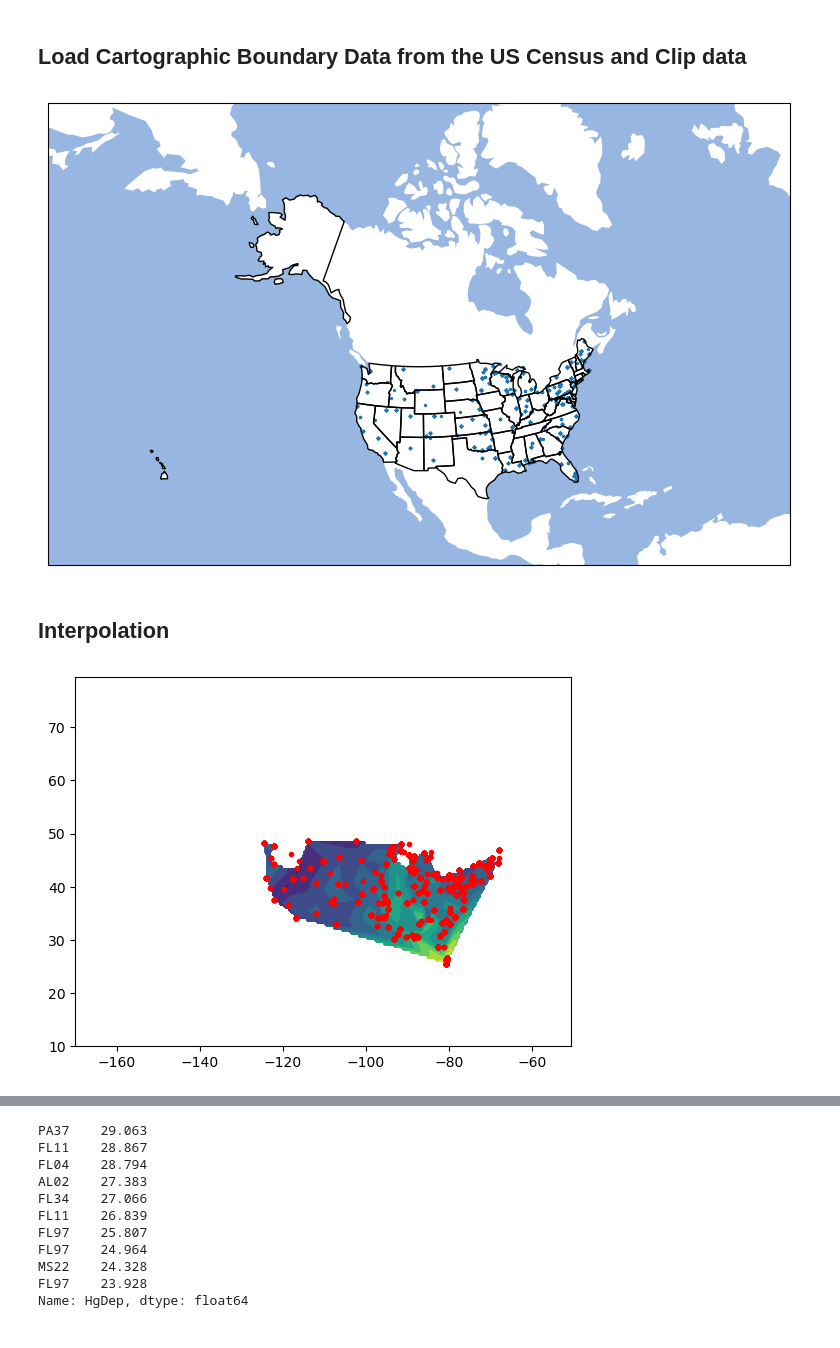
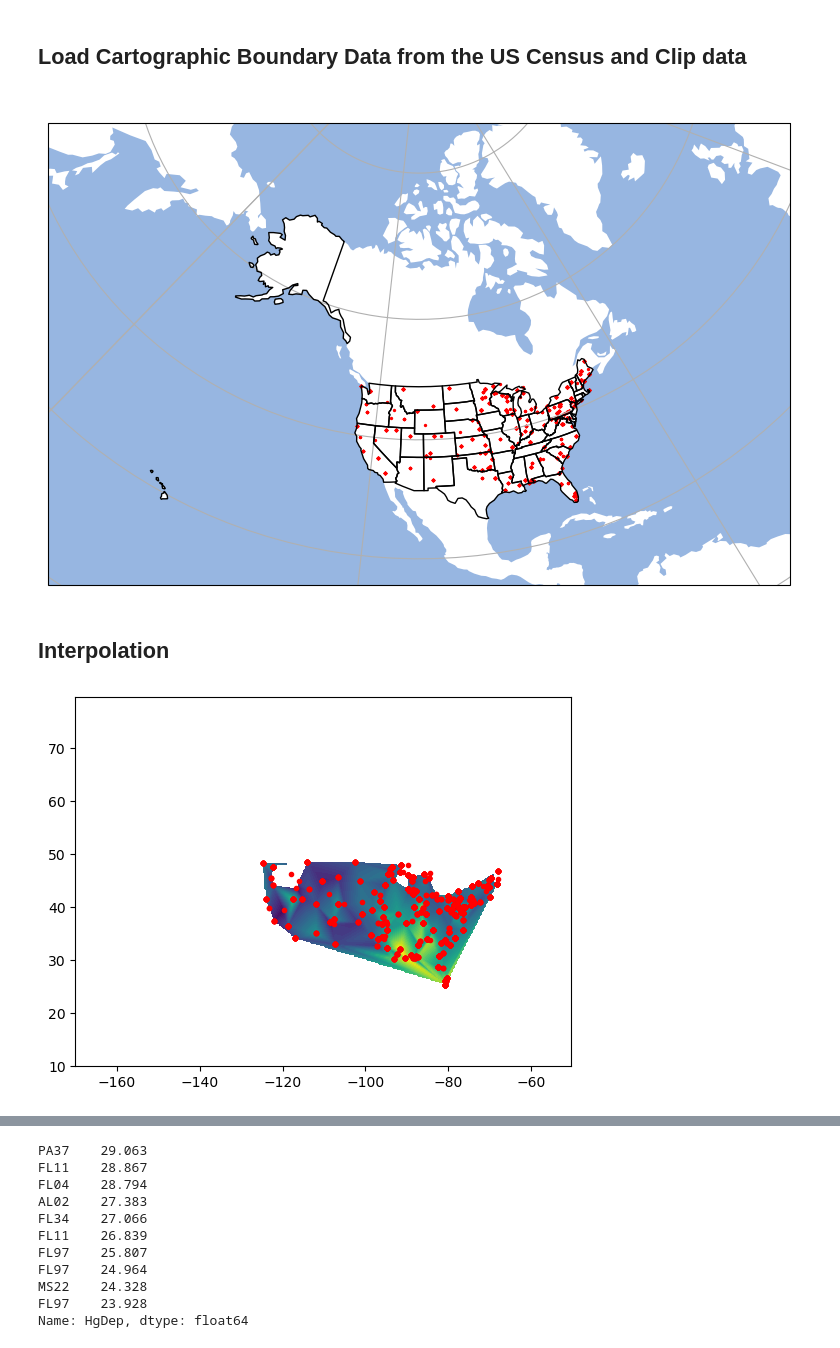
Before and after one commit to jangelamaya/rces-final-project, a Jupyter notebook: final_project.ipynb, the cells around one changed output, grey strips where cells are left out. Saved outputs shown, nothing was run; the diff lists cells and outputs as text; code cells hidden in the pictures.

```diff
--- a/final_project.ipynb
+++ b/final_project.ipynb
@@ -25,6 +39,17 @@ mdn_a= pd.read_csv('MDN-ALL-A-s.csv')
 # Set the Site ID as an index
 mdn_ai=mdn_a.set_index("siteid")
 #mdn_ai
+
+#combine in a single dataset the Annual HgDep data with the site coordinates
+mdn_annual=mdn_ai.join(mdn_i, how="outer")
+#mdn_annual
+
+#Convert DataFrame to GeoDataFrame
+mdn_annual_gdf = geopandas.GeoDataFrame(
+    mdn_annual, geometry=geopandas.points_from_xy(mdn_annual.longitude, mdn_annual.latitude))
+
+#Drop the -9 values in HgDep column from mdn_annual_gdf
+mdn_annual_gdf=mdn_annual_gdf[(mdn_annual_gdf.HgDep!=-9)]
 # %%
 # # Import Weekly Hg Deposition from Mercury Deposition Network
 # mdn_w= pd.read_csv('MDN-ALL-W-s.csv') #Load as Dataframe  Mercury Deposition Network
@@ -148,5 +113,8 @@ def plot_us(gdf):
     ax1.add_feature(cfeature.STATES, edgecolor='black', zorder=10)
 
     #plot data
-    ax1.scatter(gdf.longitude, gdf.latitude, transform=ccrs.PlateCarree(), s=2);
+    ax1.scatter(gdf.longitude, gdf.latitude, transform=ccrs.PlateCarree(),color='red', s=2);
+
+    ax1.set_title(' ') #Add title??
+    ax1.gridlines()
 # %%
@@ -164,4 +349,15 @@ plot_us(Top5_i_gdf) #same plot as above
 # %% [markdown]
 ## Load Cartographic Boundary Data from the US Census and Clip data
 # %%
+# download US boundary shape file from here: https://www.census.gov/geographies/mapping-files/time-series/geo/cartographic-boundary.html,
+# read the shp file with GeoPandas
 nation_gdf = geopandas.read_file('cb_2021_us_nation_5m.shp')
+
+#set the CRS of the mdn_annual_gdf to the same CRS as nation_gdf
+mdn_annual_gdf.crs = nation_gdf.crs
+
+#clip the mdn_annual_gdf using the clip() function from GeoPandas
+mdn_annual_nation_gdf = mdn_annual_gdf.clip(nation_gdf.geometry[nation_gdf.NAME=='United States'])
+
+#Drop the values in HgDep column from mdn_annual_gdf outside the conterminous US
+mdn_annual_UScon = mdn_annual_nation_gdf[(mdn_annual_nation_gdf["state"] !='AK')& (mdn_annual_nation_gdf["state"] !='PR')]
@@ -180,6 +366,6 @@ mdn_annual_valid_UScon = mdn_annual_valid[(mdn_annual_valid["state"] !='AK')& (m
 # %%
-plot_us(mdn_annual_valid_UScon) #Data points within the contermininous US (excluding Alaska and Puerto Rico)
+plot_us(mdn_annual_UScon) #Data points within the contermininous US (excluding Alaska and Puerto Rico)
 # %% [output]
-[figure, old version]
+[figure, new version]
 # %% [markdown]
 ## Interpolation
@@ -192,13 +376,12 @@ y=np.arange(10,80,0.5)
 xx, yy = np.meshgrid(x, y) # arbitrary grid
 # %%
 # interpolate
-HgDep_map_gdf = griddata((mdn_annual_valid_UScon.longitude,mdn_annual_valid_UScon.latitude),mdn_annual_valid_UScon.HgDep,(xx, yy),method='linear')
+HgDep_map_gdf = griddata((mdn_annual_UScon.longitude,mdn_annual_UScon.latitude),mdn_annual_UScon.HgDep,(xx, yy),method='linear') #Why cubic doesn't work??
 
 #plot
 
 fig = plt.figure()
-#ax = fig.add_subplot()
-plt.contourf(xx,yy,HgDep_map_gdf,10)
-plt.plot(mdn_annual_valid_UScon.longitude, mdn_annual_valid_UScon.latitude,marker='.', linestyle=' ',color='red');
+plt.contourf(xx,yy,HgDep_map_gdf,50)
+plt.plot(mdn_annual_UScon.longitude, mdn_annual_UScon.latitude,marker='.', linestyle=' ',color='red');
 # %% [output]
-[figure, old version]
+[figure, new version]
```
Also changed, not shown: parts of 52 cells of this notebook.
